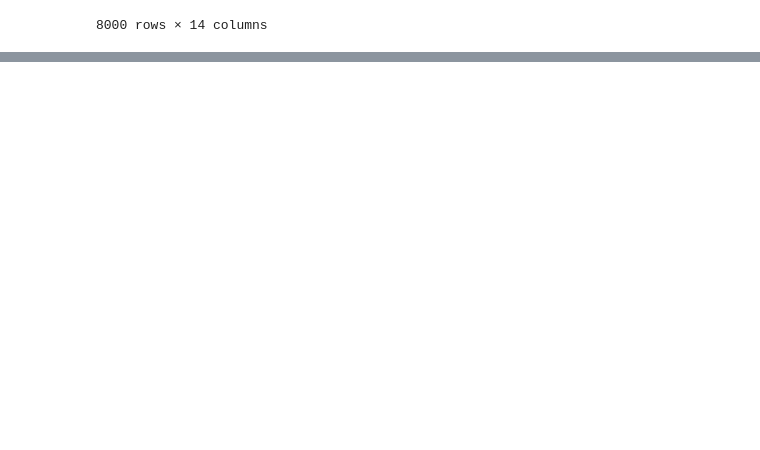
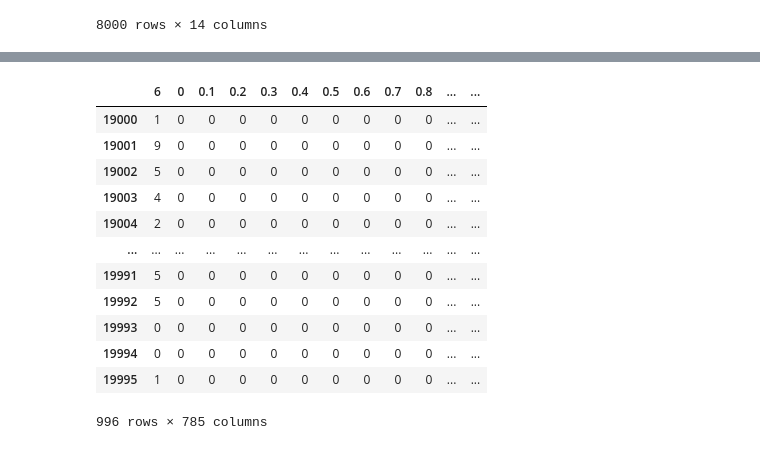
Before and after one commit to Ralein/AI-ML, a Jupyter notebook: Pandas.ipynb, the cells around one changed output, grey strips where cells are left out. Drawn from its saved outputs; the diff is of its cells as text; code cells hidden in the pictures; blank space fills up the shorter version.

```diff
--- a/Pandas.ipynb
+++ b/Pandas.ipynb
@@ -78,0 +145,4 @@ display(data)
+# %%
+import pandas as pd
+mnist = pd.read_csv("/content/sample_data/mnist_train_small.csv")
+print(mnist)
@@ -78,0 +240,17 @@ display(data)
+# %%
+#selecting multiple rows df_name.iloc(start:end)
+mnist.iloc[19000:19996]
+# %% [output]
+|  | 6 | 0 | 0.1 | 0.2 | 0.3 | 0.4 | 0.5 | 0.6 | 0.7 | 0.8 | ... | ... |
+| 19000 | 1 | 0 | 0 | 0 | 0 | 0 | 0 | 0 | 0 | 0 | ... | ... |
+| 19001 | 9 | 0 | 0 | 0 | 0 | 0 | 0 | 0 | 0 | 0 | ... | ... |
+| 19002 | 5 | 0 | 0 | 0 | 0 | 0 | 0 | 0 | 0 | 0 | ... | ... |
+| 19003 | 4 | 0 | 0 | 0 | 0 | 0 | 0 | 0 | 0 | 0 | ... | ... |
+| 19004 | 2 | 0 | 0 | 0 | 0 | 0 | 0 | 0 | 0 | 0 | ... | ... |
+| ... | ... | ... | ... | ... | ... | ... | ... | ... | ... | ... | ... | ... |
+| 19991 | 5 | 0 | 0 | 0 | 0 | 0 | 0 | 0 | 0 | 0 | ... | ... |
+| 19992 | 5 | 0 | 0 | 0 | 0 | 0 | 0 | 0 | 0 | 0 | ... | ... |
+| 19993 | 0 | 0 | 0 | 0 | 0 | 0 | 0 | 0 | 0 | 0 | ... | ... |
+| 19994 | 0 | 0 | 0 | 0 | 0 | 0 | 0 | 0 | 0 | 0 | ... | ... |
+| 19995 | 1 | 0 | 0 | 0 | 0 | 0 | 0 | 0 | 0 | 0 | ... | ... |
+996 rows × 785 columns
```
Also changed, not shown: parts of 16 cells of this notebook.
